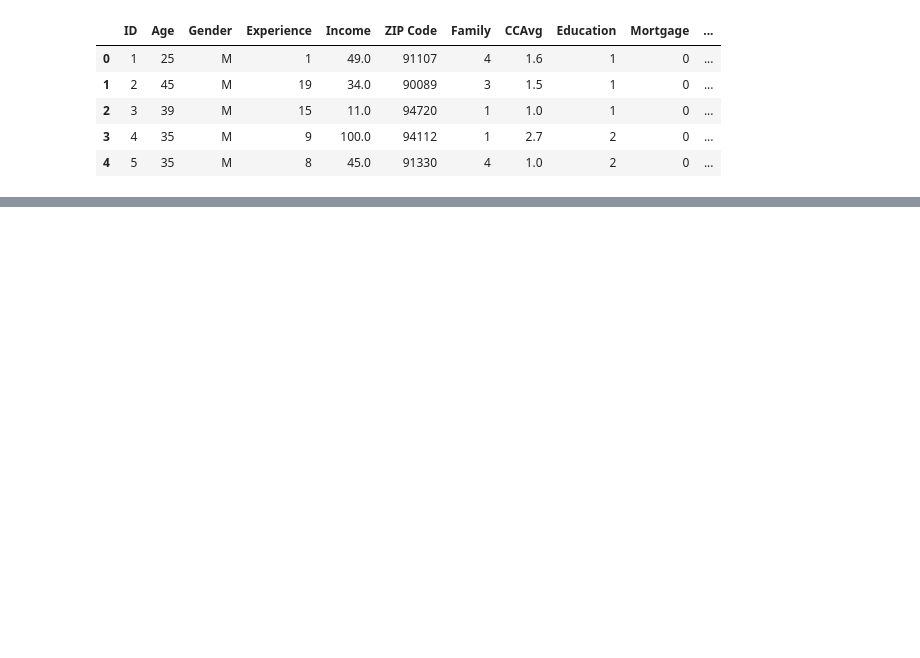
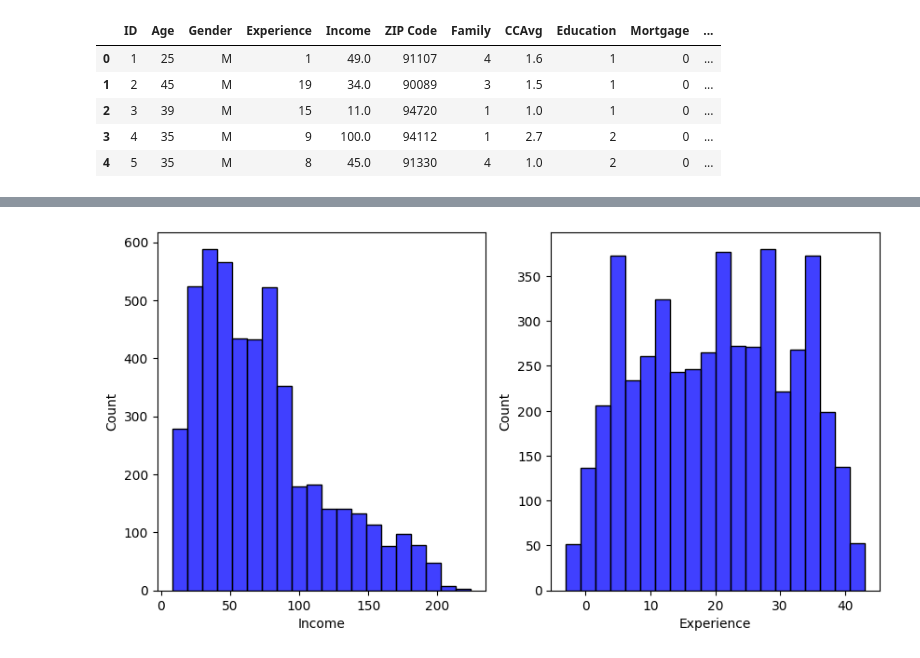
Before and after one commit to Angel-dash/Leaf, a Jupyter notebook: treeleaf.ipynb, the cells around one changed output, grey strips where cells are left out. Cells and saved outputs as stored; diff of their text form; code cells hidden in the pictures; blank space fills up the shorter version.

```diff
--- a/treeleaf.ipynb
+++ b/treeleaf.ipynb
@@ -215,3 +175,6 @@ df.head()
 | 2 | 3 | 39 | M | 15 | 11.0 | 94720 | 1 | 1.0 | 1 | 0 | ... |
 | 3 | 4 | 35 | M | 9 | 100.0 | 94112 | 1 | 2.7 | 2 | 0 | ... |
 | 4 | 5 | 35 | M | 8 | 45.0 | 91330 | 4 | 1.0 | 2 | 0 | ... |
+# %%
+df_encoded = pd.get_dummies(df, columns=['Gender'])
+df_encoded=pd.get_dummies(df_encoded, columns=['Home Ownership'])
@@ -217,0 +243,3 @@ df.head()
+# %%
+df_encoded['Personal Loan'].replace(' ', pd.NA, inplace=True)
+df_encoded.dropna(subset=['Personal Loan'], inplace=True)
@@ -217,0 +250,2 @@ df.head()
+# %%
+df_encoded['Personal Loan'] = df_encoded['Personal Loan'].astype(int)
@@ -217,0 +291,8 @@ df.head()
+# %%
+fig,axs=plt.subplots(ncols=2,figsize=(10,5))
+sns.histplot(df_encoded,x='Income',bins=20,color='blue',kde=False,ax=axs[0])
+sns.histplot(df_encoded,x='Experience',bins=20,color='blue',kde=False,ax=axs[1])
+#sns.barplot(x='Gender', y='Personal Loan', data=df,ax=axs[1])
+plt.show()
+# %% [output]
+[figure, added]
```
Also changed, not shown: parts of 27 cells of this notebook.
